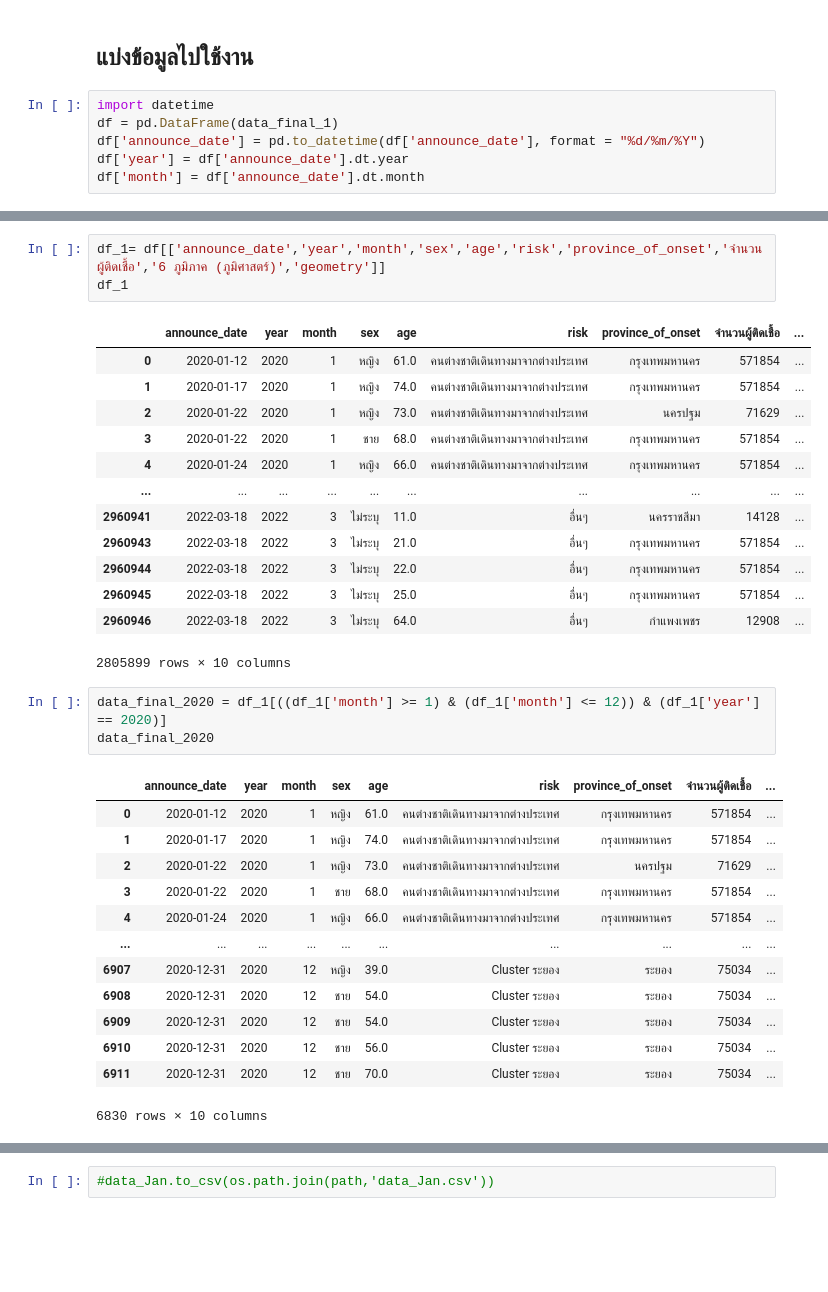
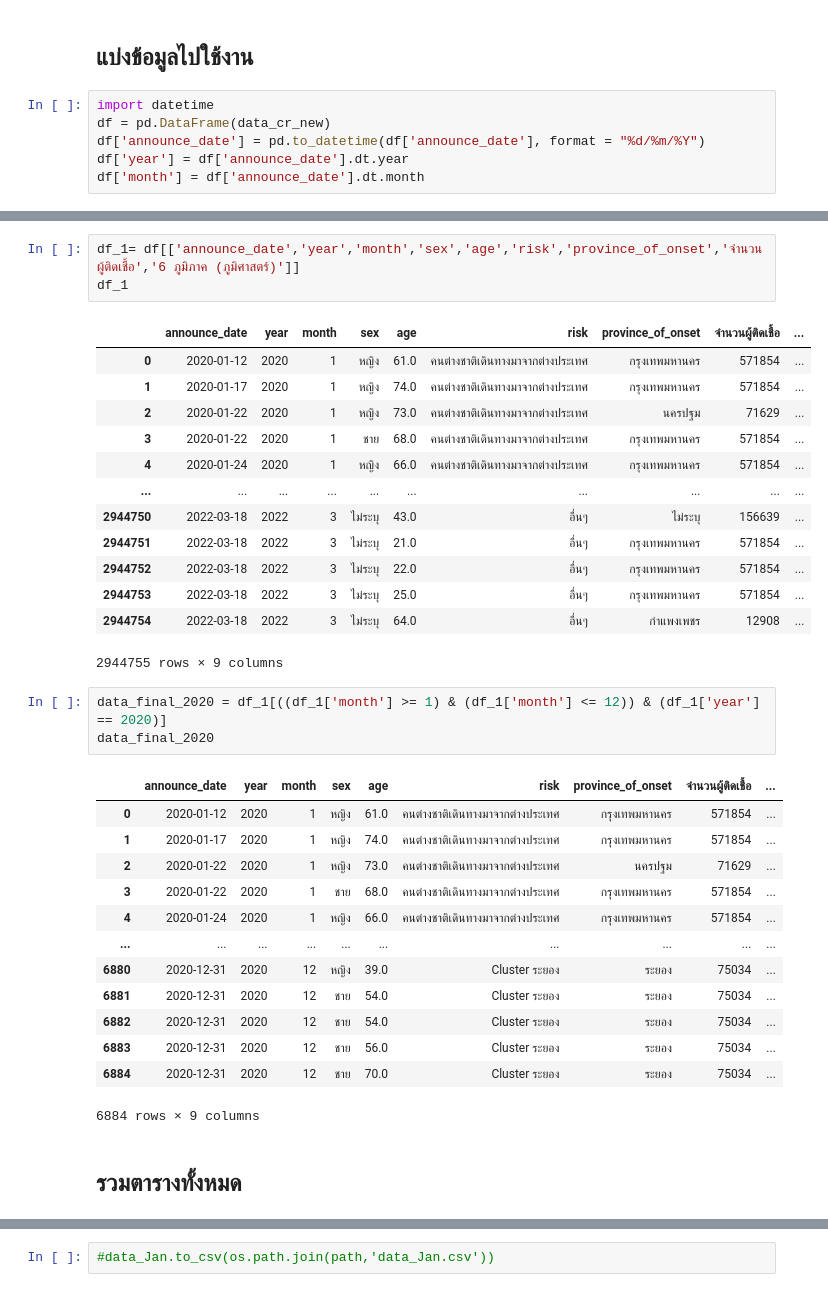
Before and after one commit to Athitiya00/data_viz_2022, a Jupyter notebook: Project.ipynb, the cells around one changed output, grey strips where cells are left out. Saved outputs shown, nothing was run; the diff lists cells and outputs as text; blank space fills up the shorter version.

```diff
--- a/Project.ipynb
+++ b/Project.ipynb
@@ -1020,7 +920,7 @@ data_final_1
 ## แบ่งข้อมูลไปใช้งาน
 # %%
 import datetime
-df = pd.DataFrame(data_final_1)
+df = pd.DataFrame(data_cr_new)
 df['announce_date'] = pd.to_datetime(df['announce_date'], format = "%d/%m/%Y")
 df['year'] = df['announce_date'].dt.year
 df['month'] = df['announce_date'].dt.month
@@ -1043,20 +943,20 @@ df
 # %%
-df_1= df[['announce_date','year','month','sex','age','risk','province_of_onset','จำนวนผู้ติดเชื้อ','6 ภูมิภาค (ภูมิศาสตร์)','geometry']]
+df_1= df[['announce_date','year','month','sex','age','risk','province_of_onset','จำนวนผู้ติดเชื้อ','6 ภูมิภาค (ภูมิศาสตร์)']]
 df_1
 # %% [output]
 |  | announce_date | year | month | sex | age | risk | province_of_onset | จำนวนผู้ติดเชื้อ | ... |
 | 0 | 2020-01-12 | 2020 | 1 | หญิง | 61.0 | คนต่างชาติเดินทางมาจากต่างประเทศ | กรุงเทพมหานคร | 571854 | ... |
 | 1 | 2020-01-17 | 2020 | 1 | หญิง | 74.0 | คนต่างชาติเดินทางมาจากต่างประเทศ | กรุงเทพมหานคร | 571854 | ... |
 | 2 | 2020-01-22 | 2020 | 1 | หญิง | 73.0 | คนต่างชาติเดินทางมาจากต่างประเทศ | นครปฐม | 71629 | ... |
 | 3 | 2020-01-22 | 2020 | 1 | ชาย | 68.0 | คนต่างชาติเดินทางมาจากต่างประเทศ | กรุงเทพมหานคร | 571854 | ... |
 | 4 | 2020-01-24 | 2020 | 1 | หญิง | 66.0 | คนต่างชาติเดินทางมาจากต่างประเทศ | กรุงเทพมหานคร | 571854 | ... |
 | ... | ... | ... | ... | ... | ... | ... | ... | ... | ... |
-| 2960941 | 2022-03-18 | 2022 | 3 | ไม่ระบุ | 11.0 | อื่นๆ | นครราชสีมา | 14128 | ... |
-| 2960943 | 2022-03-18 | 2022 | 3 | ไม่ระบุ | 21.0 | อื่นๆ | กรุงเทพมหานคร | 571854 | ... |
-| 2960944 | 2022-03-18 | 2022 | 3 | ไม่ระบุ | 22.0 | อื่นๆ | กรุงเทพมหานคร | 571854 | ... |
-| 2960945 | 2022-03-18 | 2022 | 3 | ไม่ระบุ | 25.0 | อื่นๆ | กรุงเทพมหานคร | 571854 | ... |
-| 2960946 | 2022-03-18 | 2022 | 3 | ไม่ระบุ | 64.0 | อื่นๆ | กำแพงเพชร | 12908 | ... |
+| 2944750 | 2022-03-18 | 2022 | 3 | ไม่ระบุ | 43.0 | อื่นๆ | ไม่ระบุ | 156639 | ... |
+| 2944751 | 2022-03-18 | 2022 | 3 | ไม่ระบุ | 21.0 | อื่นๆ | กรุงเทพมหานคร | 571854 | ... |
+| 2944752 | 2022-03-18 | 2022 | 3 | ไม่ระบุ | 22.0 | อื่นๆ | กรุงเทพมหานคร | 571854 | ... |
+| 2944753 | 2022-03-18 | 2022 | 3 | ไม่ระบุ | 25.0 | อื่นๆ | กรุงเทพมหานคร | 571854 | ... |
+| 2944754 | 2022-03-18 | 2022 | 3 | ไม่ระบุ | 64.0 | อื่นๆ | กำแพงเพชร | 12908 | ... |
-2805899 rows × 10 columns
+2944755 rows × 9 columns
 # %%
 data_final_2020 = df_1[((df_1['month'] >= 1) & (df_1['month'] <= 12)) & (df_1['year'] == 2020)]
 data_final_2020
@@ -1068,9 +968,11 @@ data_final_2020
 | 3 | 2020-01-22 | 2020 | 1 | ชาย | 68.0 | คนต่างชาติเดินทางมาจากต่างประเทศ | กรุงเทพมหานคร | 571854 | ... |
 | 4 | 2020-01-24 | 2020 | 1 | หญิง | 66.0 | คนต่างชาติเดินทางมาจากต่างประเทศ | กรุงเทพมหานคร | 571854 | ... |
 | ... | ... | ... | ... | ... | ... | ... | ... | ... | ... |
-| 6907 | 2020-12-31 | 2020 | 12 | หญิง | 39.0 | Cluster ระยอง | ระยอง | 75034 | ... |
-| 6908 | 2020-12-31 | 2020 | 12 | ชาย | 54.0 | Cluster ระยอง | ระยอง | 75034 | ... |
-| 6909 | 2020-12-31 | 2020 | 12 | ชาย | 54.0 | Cluster ระยอง | ระยอง | 75034 | ... |
-| 6910 | 2020-12-31 | 2020 | 12 | ชาย | 56.0 | Cluster ระยอง | ระยอง | 75034 | ... |
-| 6911 | 2020-12-31 | 2020 | 12 | ชาย | 70.0 | Cluster ระยอง | ระยอง | 75034 | ... |
+| 6880 | 2020-12-31 | 2020 | 12 | หญิง | 39.0 | Cluster ระยอง | ระยอง | 75034 | ... |
+| 6881 | 2020-12-31 | 2020 | 12 | ชาย | 54.0 | Cluster ระยอง | ระยอง | 75034 | ... |
+| 6882 | 2020-12-31 | 2020 | 12 | ชาย | 54.0 | Cluster ระยอง | ระยอง | 75034 | ... |
+| 6883 | 2020-12-31 | 2020 | 12 | ชาย | 56.0 | Cluster ระยอง | ระยอง | 75034 | ... |
+| 6884 | 2020-12-31 | 2020 | 12 | ชาย | 70.0 | Cluster ระยอง | ระยอง | 75034 | ... |
-6830 rows × 10 columns
+6884 rows × 9 columns
+# %% [markdown]
+## รวมตารางทั้งหมด
```
Also changed, not shown: parts of 36 cells of this notebook.
